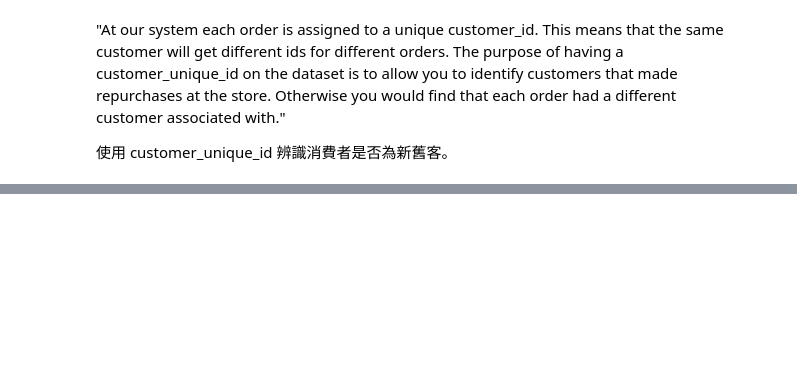
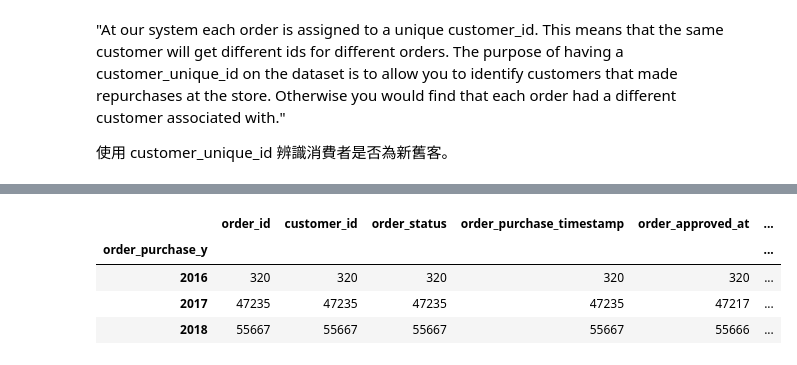
Before and after one commit to LiangYuDer/E-commerce-Analysis, a Jupyter notebook: ec_analysis.ipynb, the cells around one changed output, grey strips where cells are left out. Saved outputs shown, nothing was run; the diff lists cells and outputs as text; code cells hidden in the pictures; blank space fills up the shorter version.

```diff
--- a/ec_analysis.ipynb
+++ b/ec_analysis.ipynb
@@ -3,13 +3,3 @@ import numpy as np
 import pandas as pd
 import matplotlib.pyplot as plt
 import seaborn as sns
-# %%
-df_customers = pd.read_csv("F:/Kaggle/E-Commerce-Analysis/olist_customers_dataset.csv")
-df_sellers = pd.read_csv("F:/Kaggle/E-commerce-Analysis/olist_sellers_dataset.csv")
-df_order_reviews = pd.read_csv("F:/kaggle/E-commerce-Analysis/olist_order_reviews_dataset.csv")
-df_order_items = pd.read_csv("F:/kaggle/E-commerce-Analysis/olist_order_items_dataset.csv")
-df_products = pd.read_csv("F:/kaggle/E-commerce-Analysis/olist_products_dataset.csv")
-df_geolocation = pd.read_csv("F:/kaggle/E-commerce-Analysis/olist_geolocation_dataset.csv")
-df_product_category_name_translation = pd.read_csv("F:/kaggle/E-commerce-Analysis/product_category_name_translation.csv")
-df_orders = pd.read_csv("F:/kaggle/E-commerce-Analysis/olist_orders_dataset.csv")
-df_order_payments = pd.read_csv("F:/kaggle/E-commerce-Analysis/olist_order_payments_dataset.csv")
@@ -62,8 +99,0 @@ print(order_data["order_purchase_timestamp"].min())
-# %%
-order_data["order_purchase_timestamp"] = pd.to_datetime(order_data["order_purchase_timestamp"])
-order_data["order_purchase_y"] = order_data["order_purchase_timestamp"].dt.year.astype(int)
-order_data["order_purchase_m"] = order_data["order_purchase_timestamp"].dt.month.astype(int)
-order_data["order_purchase_y_m"] = order_data["order_purchase_y"].astype(str) + "-" + order_data["order_purchase_m"].astype(str)
-order_data["order_purchase_date"] = pd.to_datetime(order_data["order_purchase_y_m"])
-print(order_data.info())
-#order_data
@@ -136,0 +127,12 @@ plt.xticks(rotation=45)
+# %%
+#2016 - 2018 人均訂單數
+
+order_count = order_data[order_data["order_status"] != "canceled"].groupby("order_purchase_y").agg("count")
+customer_id_count = order_data[order_data["order_status"] != "canceled"].groupby("order_purchase_y")["customer_id"].nunique()
+order_count
+# %% [output]
+|  | order_id | customer_id | order_status | order_purchase_timestamp | order_approved_at | ... |
+| order_purchase_y |  |  |  |  |  | ... |
+| 2016 | 320 | 320 | 320 | 320 | 320 | ... |
+| 2017 | 47235 | 47235 | 47235 | 47235 | 47217 | ... |
+| 2018 | 55667 | 55667 | 55667 | 55667 | 55666 | ... |
```
Also changed, not shown: parts of 14 cells of this notebook, 1 other file.
